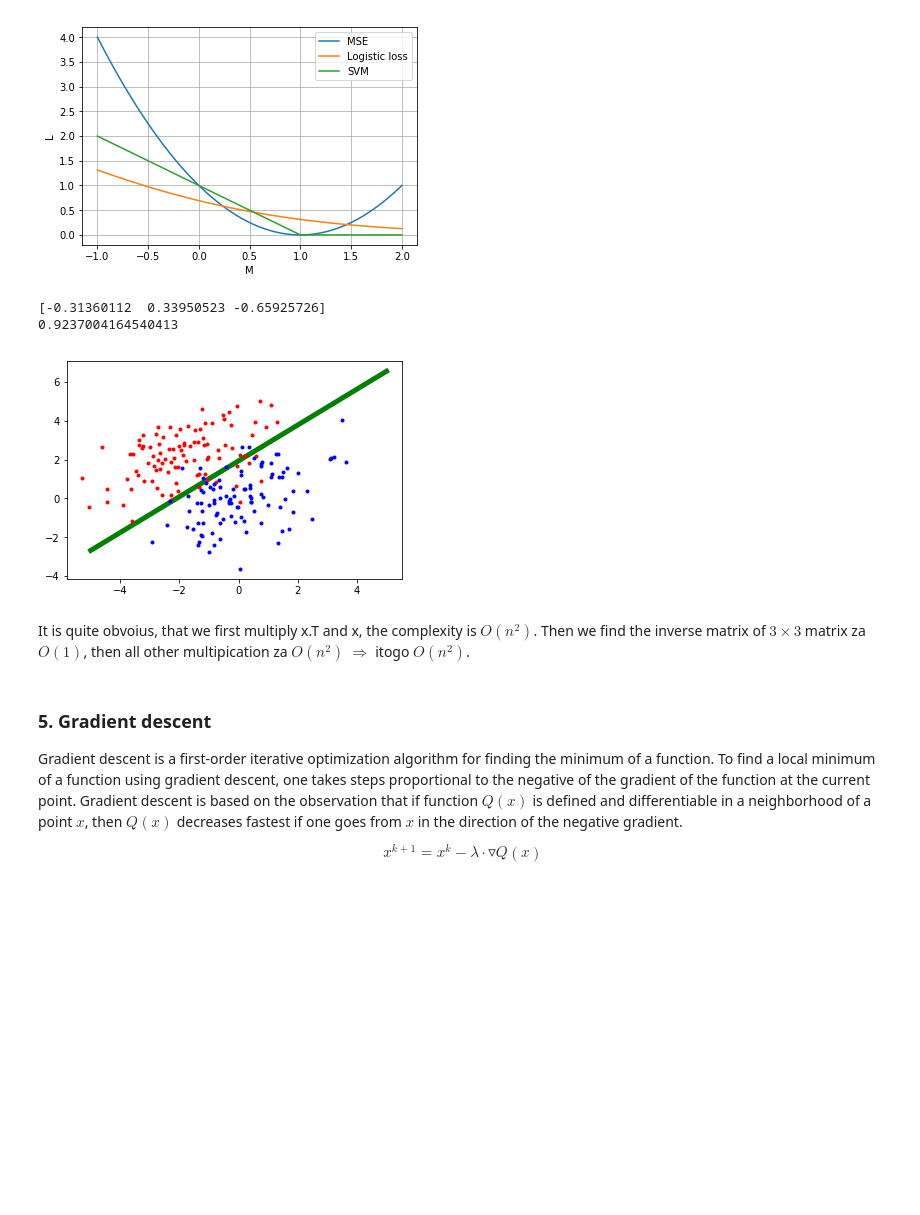
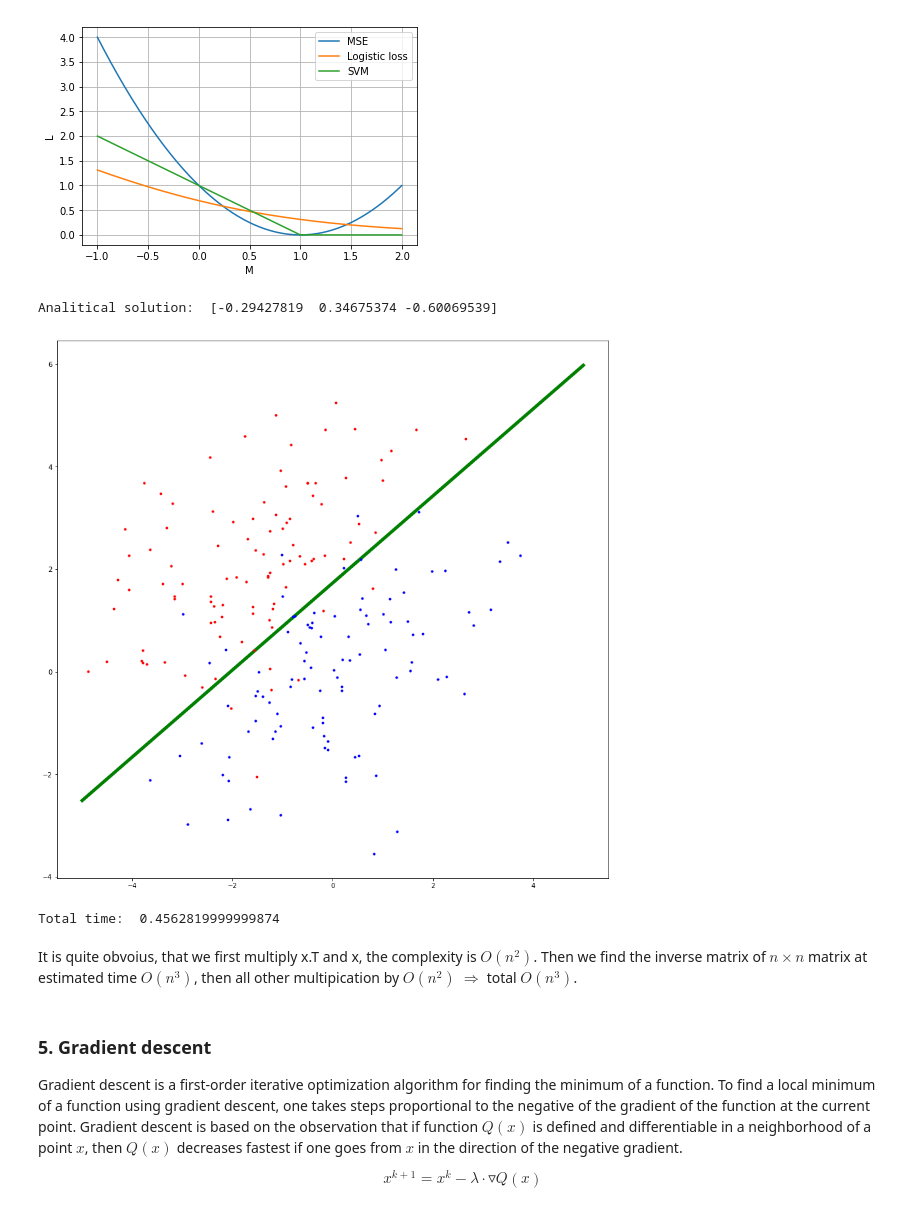
Before and after one commit to birshert/Darin, a Jupyter notebook: labs_/Birshert Alexey DARIN LAB-1.ipynb, the cells around one changed output. Cells and saved outputs as stored; diff of their text form; code cells hidden in the pictures; blank space fills up the shorter version.

```diff
--- a/labs_/Birshert Alexey DARIN LAB-1.ipynb
+++ b/labs_/Birshert Alexey DARIN LAB-1.ipynb
@@ -344,42 +345,53 @@ plt.show()
 # %% [output]
 [figure]
 # %%
+import time
+
+start = time.clock()
+
 count = 100
+
+# initialisation of dots "clouds"
 
 red = np.random.multivariate_normal(np.array([-2, 2]), np.array([[2, 1],[1,2]]), count).T
 blue = np.random.multivariate_normal(np.array([0,0]), np.array([[2,1],[1,2]]), count).T
 
 x = np.hstack((red, blue)).T
 x = np.hstack((x, np.ones((2 * count, 1))))
 
 y1 = np.ones(count)
 y2 = np.ones(count)
 y2 *= -1
 new_y = np.hstack((y1, y2))
 
 w = np.dot(np.dot(np.linalg.inv(np.dot(x.T, x)), x.T), new_y)
-print(w)
+
+print("Analitical solution: ", w)
+
 k = -w[0]/w[1]
 b = -w[2]/w[1]
-print(k)
 
 data = {}
-data['x'] = np.linspace(-5, 5, 10000)
+data['x'] = np.linspace(-5, 5, 1000)
 data['y'] = data['x'] * k + b
 
-
+plt.figure(figsize=(15, 15))
 plt.plot(data['x'], data['y'], linewidth=5, color='green')
 
 plt.plot(red[0], red[1], '.', color = 'r')
 plt.plot(blue[0], blue[1], '.', color = 'b')
 
 plt.show()
+
+finish = time.clock()
+
+print("Total time: ", finish - start)
 # %% [output]
-[-0.31360112  0.33950523 -0.65925726]
-0.9237004164540413
+Analitical solution:  [-0.29427819  0.34675374 -0.60069539]
-[figure, old version]
+[figure, new version]
+Total time:  0.4562819999999874
 # %% [markdown]
-It is quite obvoius, that we first multiply x.T and x, the complexity is $O(n^2)$. Then we find the inverse matrix of $3 \times 3$ matrix za $O(1)$, then all other multipication za $O(n^2)$ $\Rightarrow$ itogo $O(n^2)$.
+It is quite obvoius, that we first multiply x.T and x, the complexity is $O(n^2)$. Then we find the inverse matrix of $n \times n$ matrix at estimated time $O(n^3)$, then all other multipication by $O(n^2)$ $\Rightarrow$ total $O(n^3)$.
 # %% [markdown]
 ### 5. Gradient descent
 Gradient descent is a first-order iterative optimization algorithm for finding the minimum of a function. To find a local minimum of a function using gradient descent, one takes steps proportional to the negative of the gradient of the function at the current point. Gradient descent is based on the observation that if function $Q(x)$ is defined and differentiable in a neighborhood of a point $x$, then $Q(x)$ decreases fastest if one goes from $x$  in the direction of the negative gradient.
```
Also changed, not shown: parts of 4 cells of this notebook.
